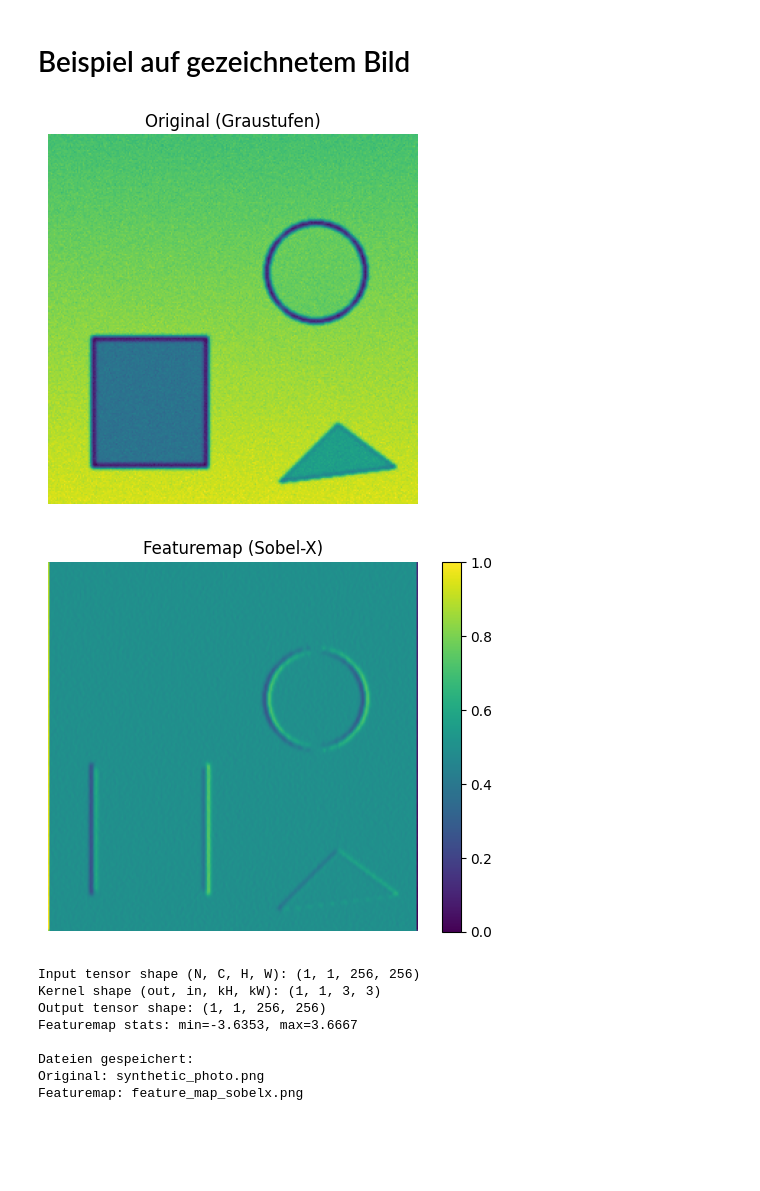
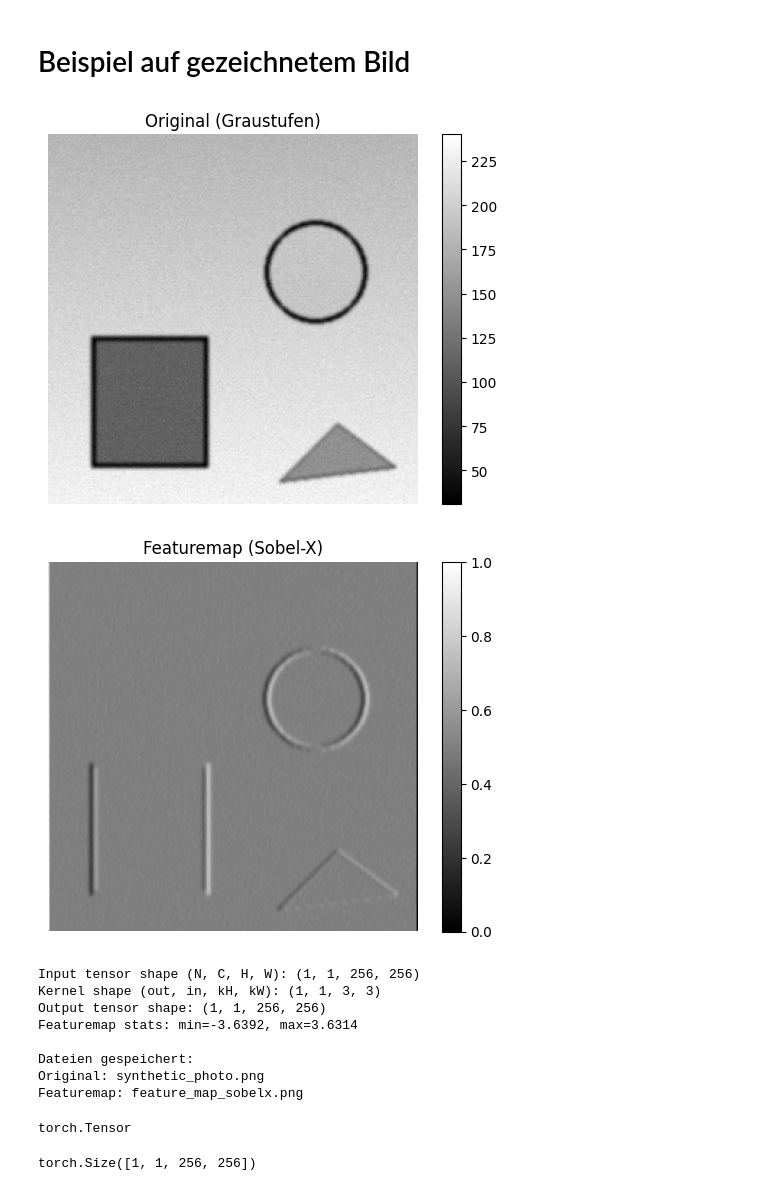
Before and after one commit to juebrauer/code_jb, a Jupyter notebook: 0018_semester_code_computer_vision/01_ops_in_cnns.ipynb, the cells around one changed output. Drawn from its saved outputs; the diff is of its cells as text; code cells hidden in the pictures; blank space fills up the shorter version.

```diff
--- a/0018_semester_code_computer_vision/01_ops_in_cnns.ipynb
+++ b/0018_semester_code_computer_vision/01_ops_in_cnns.ipynb
@@ -17,12 +17,12 @@ print(x)
 
 # 2️⃣ Definiere eine Conv2d-Schicht
 # Parameter: (in_channels, out_channels, kernel_size, stride, padding)
-conv = nn.Conv2d(in_channels=1, out_channels=1, kernel_size=2, stride=1, bias=False)
+conv = nn.Conv2d(in_channels=1, out_channels=6, kernel_size=2, stride=1, bias=False)
 
 # 3️⃣ Setze die Gewichte manuell, damit das Ergebnis nachvollziehbar ist
 # Ein einfacher 2x2-Filter
 #with torch.no_grad():
-#    conv.weight[:] = torch.tensor([[[[1.0, 0.0],
+#    conv.weight[0] = torch.tensor([[[[1.0, 0.0],
 #                                     [0.0, -1.0]]]])  # Form: (out_channels, in_channels, kH, kW)
 
 print("\nKernel (Gewichte):")
@@ -124,42 +132,51 @@ if y_max - y_min < 1e-8:
     y_vis = np.zeros_like(y_np)
 else:
     y_vis = (y_np - y_min) / (y_max - y_min)
 
 # Save the feature map as an image
 feat_path = "feature_map_sobelx.png"
 Image.fromarray((y_vis * 255).astype(np.uint8)).save(feat_path)
 
 # 6) Show original and feature map (two separate figures, no specified colors/styles)
 plt.figure()
 plt.title("Original (Graustufen)")
-plt.imshow(gray)
+plt.imshow(gray, cmap="gray")
 plt.axis("off")
+plt.colorbar()
 plt.show()
 
 plt.figure()
 plt.title("Featuremap (Sobel-X)")
-plt.imshow(y_vis)
+plt.imshow(y_vis, cmap="gray")
 plt.axis("off")
 plt.colorbar()
 plt.show()
 
 # 7) Print some helpful diagnostics
 print("Input tensor shape (N, C, H, W):", tuple(x.shape))
 print("Kernel shape (out, in, kH, kW):", tuple(conv.weight.shape))
 print("Output tensor shape:", tuple(y.shape))
 print(f"Featuremap stats: min={y_min:.4f}, max={y_max:.4f}")
 
 print("\nDateien gespeichert:")
 print("Original:", orig_path)
 print("Featuremap:", feat_path)
 # %% [output]
-[figure, old version]
+[figure, new version]
-[figure, old version]
+[figure, new version]
 Input tensor shape (N, C, H, W): (1, 1, 256, 256)
 Kernel shape (out, in, kH, kW): (1, 1, 3, 3)
 Output tensor shape: (1, 1, 256, 256)
-Featuremap stats: min=-3.6353, max=3.6667
+Featuremap stats: min=-3.6392, max=3.6314
 
 Dateien gespeichert:
 Original: synthetic_photo.png
 Featuremap: feature_map_sobelx.png
+# %%
+type(x)
+# %% [output]
+torch.Tensor
+# %%
+x.shape
+# %% [output]
+torch.Size([1, 1, 256, 256])
```
Also changed, not shown: parts of 15 cells of this notebook, 1 other file.
